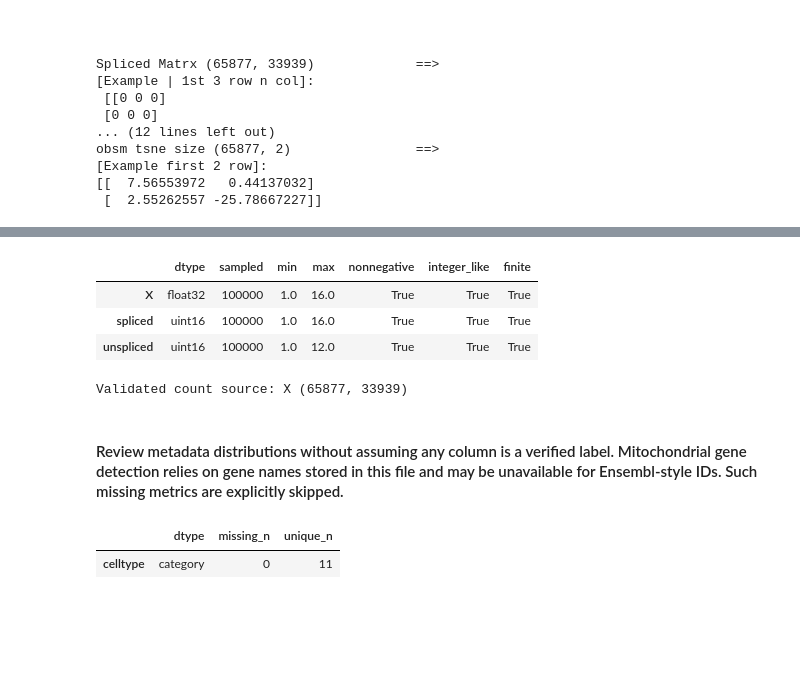
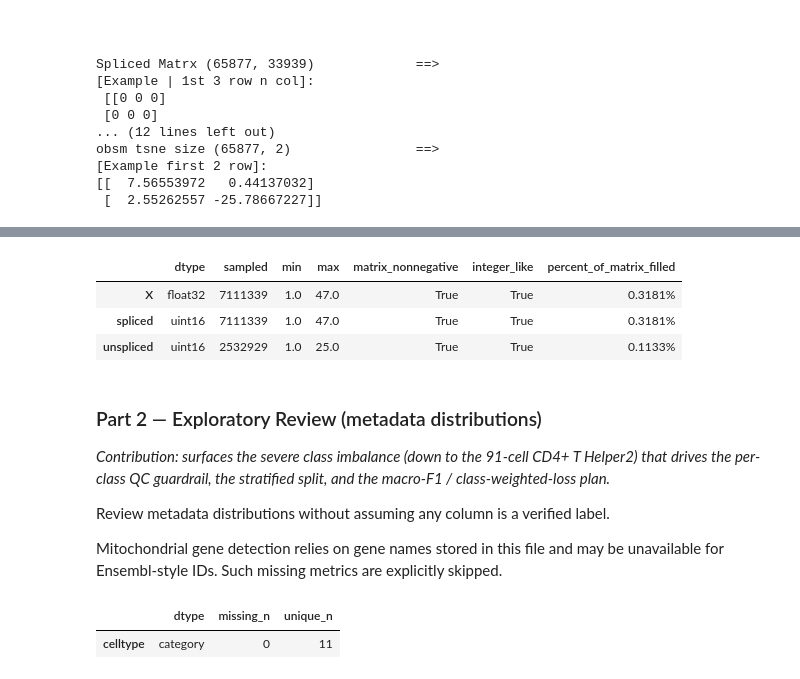
Before and after one commit to maximyam/Graph-ML, a Jupyter notebook: data_processing.ipynb, the cells around one changed output, grey strips where cells are left out. Drawn from its saved outputs; the diff is of its cells as text; code cells hidden in the pictures; blank space fills up the shorter version.

```diff
--- a/data_processing.ipynb
+++ b/data_processing.ipynb
@@ -153,19 +160,13 @@ obsm tsne size (65877, 2)                ==>
 [[  7.56553972   0.44137032]
  [  2.55262557 -25.78667227]]
 # %%
-print("Shape (cells, genes):", adata.shape)
-print("X:", type(adata.X).__name__, adata.X.dtype)
-print("obs columns:", list(adata.obs.columns))
-print("var columns:", list(adata.var.columns))
-print("layers:", {k: (v.shape, str(v.dtype)) for k, v in adata.layers.items()})
-print("obsm:", {k: v.shape for k, v in adata.obsm.items()})
-print("Unique cell IDs:", adata.obs_names.is_unique, "duplicate count:", adata.obs_names.duplicated().sum())
-print("Unique gene IDs:", adata.var_names.is_unique, "duplicate count:", adata.var_names.duplicated().sum())
-display(adata.obs.head(), adata.var.head())
-display(pd.DataFrame({"cell_id": adata.obs_names[:10]}))
-if not adata.obs_names.is_unique:
-    raise ValueError("Repeated cell IDs in the file: inspect adata.obs_names before proceeding; do not strip barcode suffixes.")
-if not adata.var_names.is_unique:
-    warnings.warn("Duplicate gene names: preserving the originals in var['original_gene_id'] and making analysis names unique.")
-    adata.var["original_gene_id"] = adata.var_names.astype(str)
-    adata.var_names_make_unique()
+# print("Shape (cells, genes):", adata.shape)
+# print("X:", type(adata.X).__name__, adata.X.dtype)
+# print("obs columns:", list(adata.obs.columns))
+# print("var columns:", list(adata.var.columns))
+# print("layers:", {k: (v.shape, str(v.dtype)) for k, v in adata.layers.items()})
+# print("obsm:", {k: v.shape for k, v in adata.obsm.items()})
+# print("Unique cell IDs:", adata.obs_names.is_unique, "duplicate count:", adata.obs_names.duplicated().sum())
+# print("Unique gene IDs:", adata.var_names.is_unique, "duplicate count:", adata.var_names.duplicated().sum())
+# display(adata.obs.head(), adata.var.head())
+# display(pd.DataFrame({"cell_id": adata.obs_names[:10]}))
@@ -205,47 +173,36 @@ Unique gene IDs: True duplicate count: 0
 # %%
-def matrix_snapshot(matrix, max_values=100_000, seed=SEED):
+# matrix review
+def matrix_snapshot(matrix,  seed=SEED):
     """Small diagnostic sample; does not densify a cell-by-gene matrix."""
     rng = np.random.default_rng(seed)
     values = matrix.data if sp.issparse(matrix) else np.asarray(matrix).ravel()
     values = np.asarray(values)
-    if values.size > max_values:
-        values = values[rng.integers(0, values.size, size=max_values)]
     if values.size == 0:
         return dict(dtype=str(matrix.dtype), sampled=0, min=np.nan, max=np.nan,
                     nonnegative=True, integer_like=True, finite=True)
-    return dict(dtype=str(matrix.dtype), sampled=len(values), min=float(values.min()),
-                max=float(values.max()), nonnegative=bool(np.all(values >= 0)),
+    return dict(dtype=str(matrix.dtype),
+                sampled=len(values),
+                min=float(values.min()), max=float(values.max()),
+                matrix_nonnegative=bool(np.all(values >= 0)),
                 integer_like=bool(np.allclose(values, np.rint(values), atol=1e-6, rtol=0)),
-                finite=bool(np.isfinite(values).all()))
+                percent_of_matrix_filled = str(round(len(values) / (matrix.shape[0] * matrix.shape[1]) * 100 , 4)) + '%'
+                )
 
 matrix_report = pd.DataFrame({name: matrix_snapshot(matrix) for name, matrix in
                               {"X": adata.X, **dict(adata.layers)}.items()}).T
 display(matrix_report)
 # %% [output]
-|  | dtype | sampled | min | max | nonnegative | integer_like | finite |
-| X | float32 | 100000 | 1.0 | 16.0 | True | True | True |
-| spliced | uint16 | 100000 | 1.0 | 16.0 | True | True | True |
-| unspliced | uint16 | 100000 | 1.0 | 12.0 | True | True | True |
+|  | dtype | sampled | min | max | matrix_nonnegative | integer_like | percent_of_matrix_filled |
+| X | float32 | 7111339 | 1.0 | 47.0 | True | True | 0.3181% |
+| spliced | uint16 | 7111339 | 1.0 | 47.0 | True | True | 0.3181% |
+| unspliced | uint16 | 2532929 | 1.0 | 25.0 | True | True | 0.1133% |
-# %%
-COUNT_SOURCE = "counts" if "counts" in adata.layers else "X"  # Edit if your actual count layer has another name.
-assert COUNT_SOURCE == "X" or COUNT_SOURCE in adata.layers
-counts = adata.X if COUNT_SOURCE == "X" else adata.layers[COUNT_SOURCE]
-
-def validate_counts(matrix):
-    values = matrix.data if sp.issparse(matrix) else np.asarray(matrix)
-    if not np.isfinite(values).all() or (values < 0).any():
-        raise ValueError("Selected matrix contains nonfinite or negative values.")
-    if not np.allclose(values, np.rint(values), atol=1e-6, rtol=0):
-        raise ValueError("Selected matrix is not integer-like. Set COUNT_SOURCE to a genuine raw-count layer; do not normalize this matrix again.")
-    if sp.issparse(matrix) and matrix.nnz and np.any(matrix.data == 0):
-        warnings.warn("Sparse matrix contains explicitly stored zeros; QC remains valid.")
-
-validate_counts(counts)
-print("Validated count source:", COUNT_SOURCE, counts.shape)
-# %% [output]
-Validated count source: X (65877, 33939)
 # %% [markdown]
-#### Review metadata distributions without assuming any column is a verified label. Mitochondrial gene detection relies on gene names stored in this file and may be unavailable for Ensembl-style IDs. Such missing metrics are explicitly skipped.
+### Part 2 — Exploratory Review (metadata distributions)
+*Contribution: surfaces the severe class imbalance (down to the 91-cell CD4+ T Helper2) that drives the per-class QC guardrail, the stratified split, and the macro-F1 / class-weighted-loss plan.*
+
+Review metadata distributions without assuming any column is a verified label.
+
+Mitochondrial gene detection relies on gene names stored in this file and may be unavailable for Ensembl-style IDs. Such missing metrics are explicitly skipped.
 # %%
 metadata_summary = pd.DataFrame({
     "dtype": adata.obs.dtypes.astype(str),
```
Also changed, not shown: parts of 51 cells of this notebook, 6 other files.
